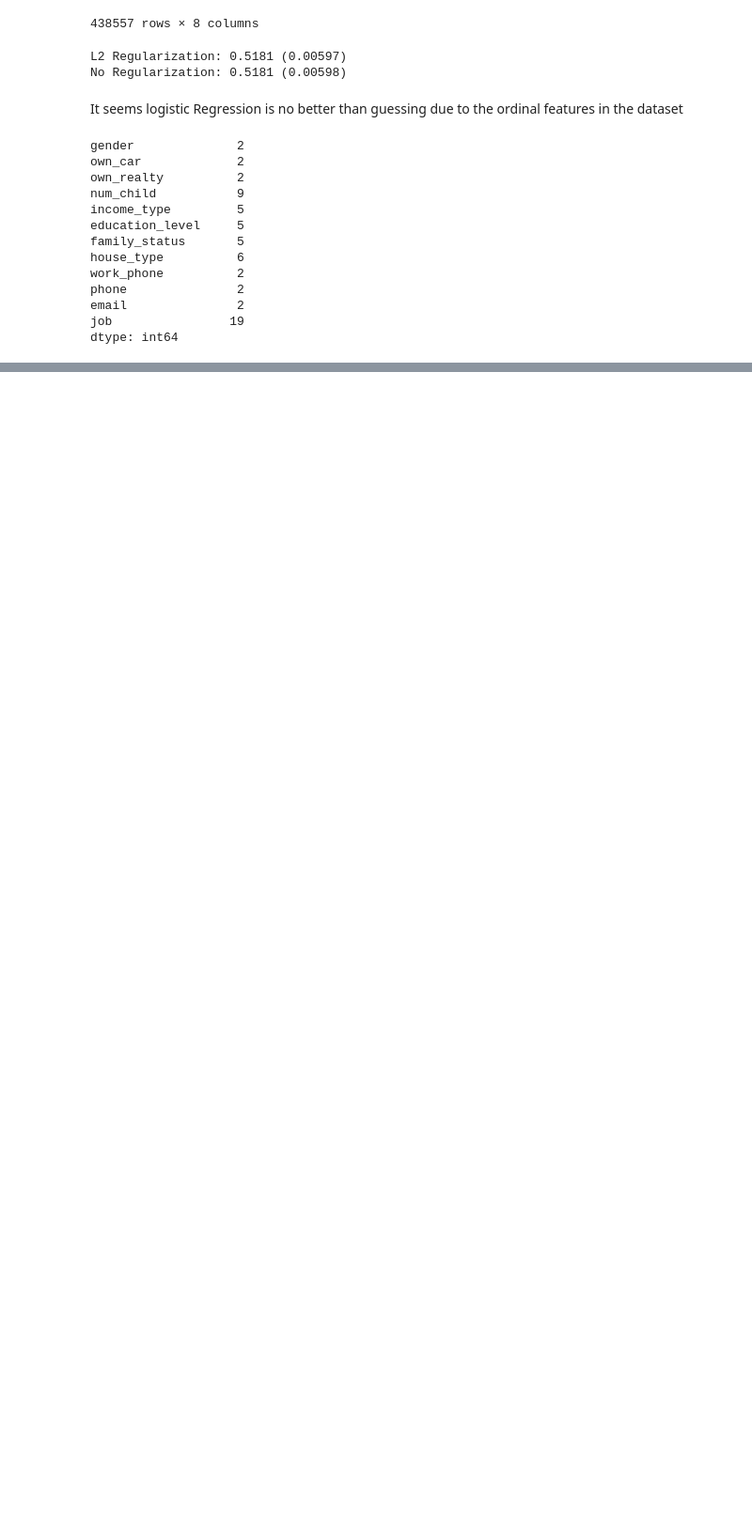
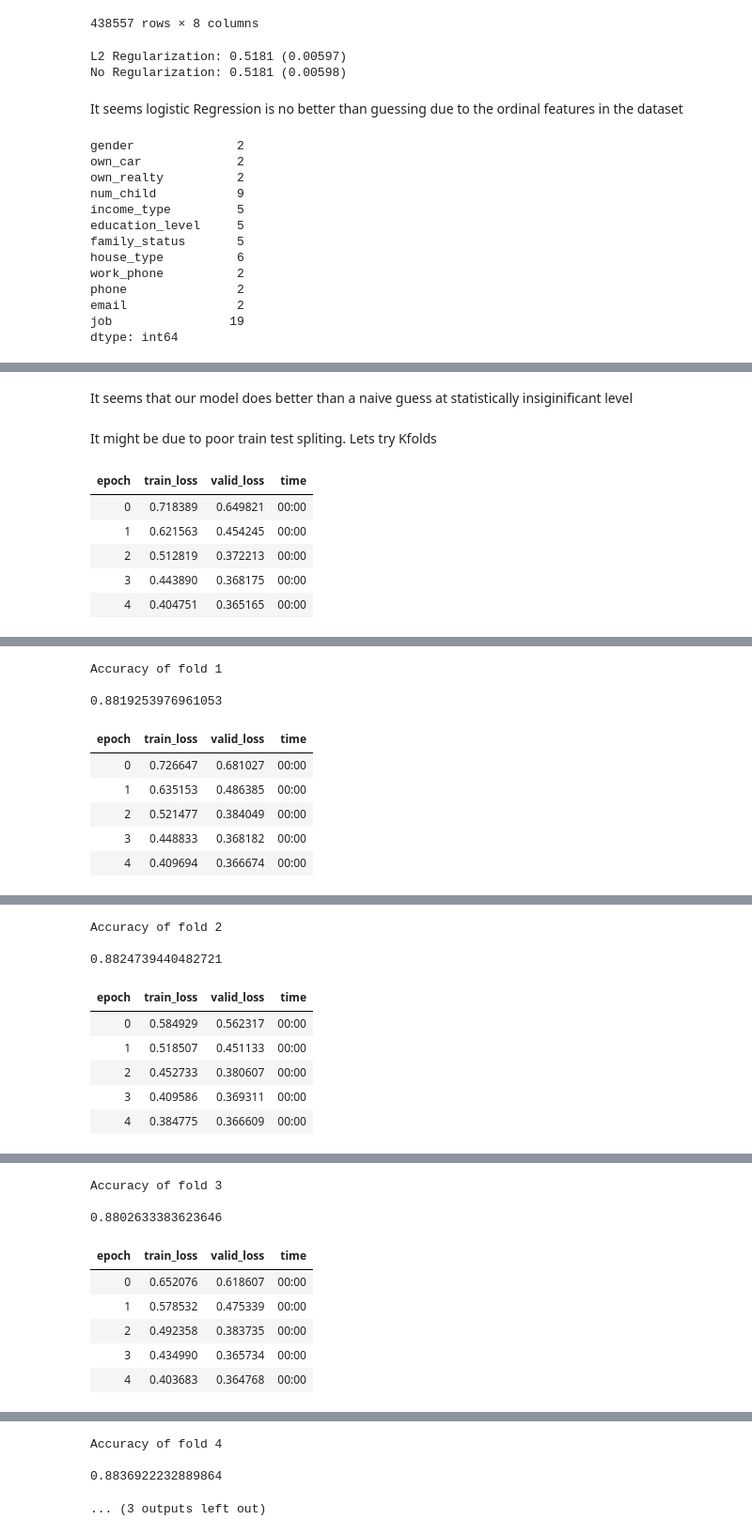
Before and after one commit to johntanas/it1244project, a Jupyter notebook: code/model.ipynb, the cells around one changed output, grey strips where cells are left out. Shown at 94% size. Drawn from its saved outputs; the diff is of its cells as text; code cells hidden in the pictures; blank space fills up the shorter version.

Commit message:
added kfolds

```diff
--- a/code/model.ipynb
+++ b/code/model.ipynb
@@ -22,3 +22,8 @@ dep_var="label"
 random_state=42
 # %%
 train_df=label_df.merge(cleaned_app_df,how="inner")
+# %%
+def hamming_distance(x,y):
+  labels=np.where(x>0.5,1,0)
+  return sum(labels!=y)/len(labels)
+def hamming_distance_accuracy(x, y): return 1-hamming_distance(x,y)
@@ -221,8 +248,2 @@ learn.fit_one_cycle(5, 1e-2)
-# %%
-def hamming_distance(x,y):
-  labels=np.where(preds>0.5,1,0)
-  y=np.array(y)
-  return sum(labels!=y)/len(x)
-def hamming_distance_accuracy(x, y): return 1-hamming_distance(x,y)[0]
 # %%
 preds,targs = learn.get_preds()
@@ -239,2 +253,0 @@ SuggestedLRs(valley=0.001737800776027143)
-# %%
-learn.fit_one_cycle(5, 2e-3)
@@ -253,0 +254,27 @@ hamming_distance_accuracy(preds, targs)
+# %% [markdown]
+It seems that our model does better than a naive guess at statistically insiginificant level
+# %% [markdown]
+It might be due to poor train test spliting. Lets try Kfolds
+# %%
+kf=KFold(n_splits=5, shuffle=True, random_state=random_state)
+# %%
+fold=1
+for train_index, test_index in kf.split(df_nn_final):
+  s=(list(train_index), list(test_index))
+  to_nn = TabularPandas(df_nn_final, procs_nn, cat_nn, cont_nn,
+                      splits=s, y_names=dep_var)
+  dls = to_nn.dataloaders(1024)
+  y = to_nn.train.y
+  learn = tabular_learner(dls, layers=[17,289,2],loss_func=BCEWithLogitsLossFlat())
+  learn.fit_one_cycle(5, 1e-2)
+  preds,targs = learn.get_preds()
+  print(f"Accuracy of fold {fold}\n")
+  print(hamming_distance_accuracy(preds, np.array(targs)).item())
+  fold+=1
+# %% [output]
+| epoch | train_loss | valid_loss | time |
+| 0 | 0.718389 | 0.649821 | 00:00 |
+| 1 | 0.621563 | 0.454245 | 00:00 |
+| 2 | 0.512819 | 0.372213 | 00:00 |
+| 3 | 0.443890 | 0.368175 | 00:00 |
+| 4 | 0.404751 | 0.365165 | 00:00 |
@@ -253,0 +282,9 @@ hamming_distance_accuracy(preds, targs)
+Accuracy of fold 1
+
+0.8819253976961053
+| epoch | train_loss | valid_loss | time |
+| 0 | 0.726647 | 0.681027 | 00:00 |
+| 1 | 0.635153 | 0.486385 | 00:00 |
+| 2 | 0.521477 | 0.384049 | 00:00 |
+| 3 | 0.448833 | 0.368182 | 00:00 |
+| 4 | 0.409694 | 0.366674 | 00:00 |
@@ -253,0 +292,9 @@ hamming_distance_accuracy(preds, targs)
+Accuracy of fold 2
+
+0.8824739440482721
+| epoch | train_loss | valid_loss | time |
+| 0 | 0.584929 | 0.562317 | 00:00 |
+| 1 | 0.518507 | 0.451133 | 00:00 |
+| 2 | 0.452733 | 0.380607 | 00:00 |
+| 3 | 0.409586 | 0.369311 | 00:00 |
+| 4 | 0.384775 | 0.366609 | 00:00 |
@@ -253,0 +302,9 @@ hamming_distance_accuracy(preds, targs)
+Accuracy of fold 3
+
+0.8802633383623646
+| epoch | train_loss | valid_loss | time |
+| 0 | 0.652076 | 0.618607 | 00:00 |
+| 1 | 0.578532 | 0.475339 | 00:00 |
+| 2 | 0.492358 | 0.383735 | 00:00 |
+| 3 | 0.434990 | 0.365734 | 00:00 |
+| 4 | 0.403683 | 0.364768 | 00:00 |
@@ -253,0 +312,4 @@ hamming_distance_accuracy(preds, targs)
+Accuracy of fold 4
+
+0.8836922232889864
+... (3 outputs left out)
```
Also changed, not shown: parts of 13 cells of this notebook.
